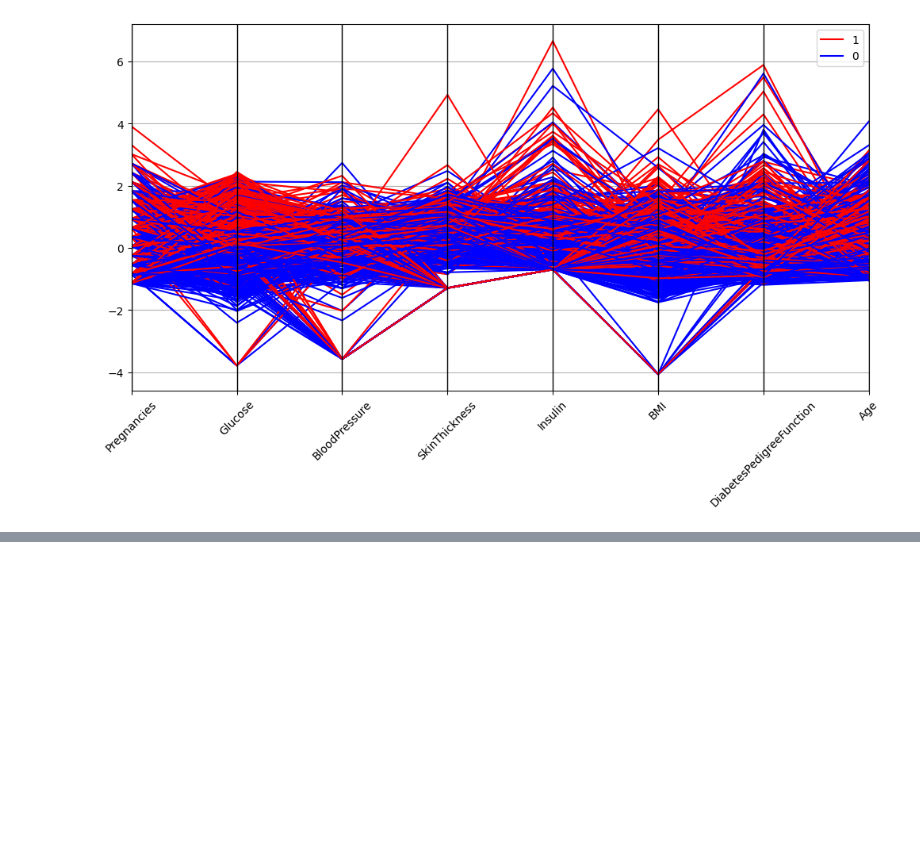
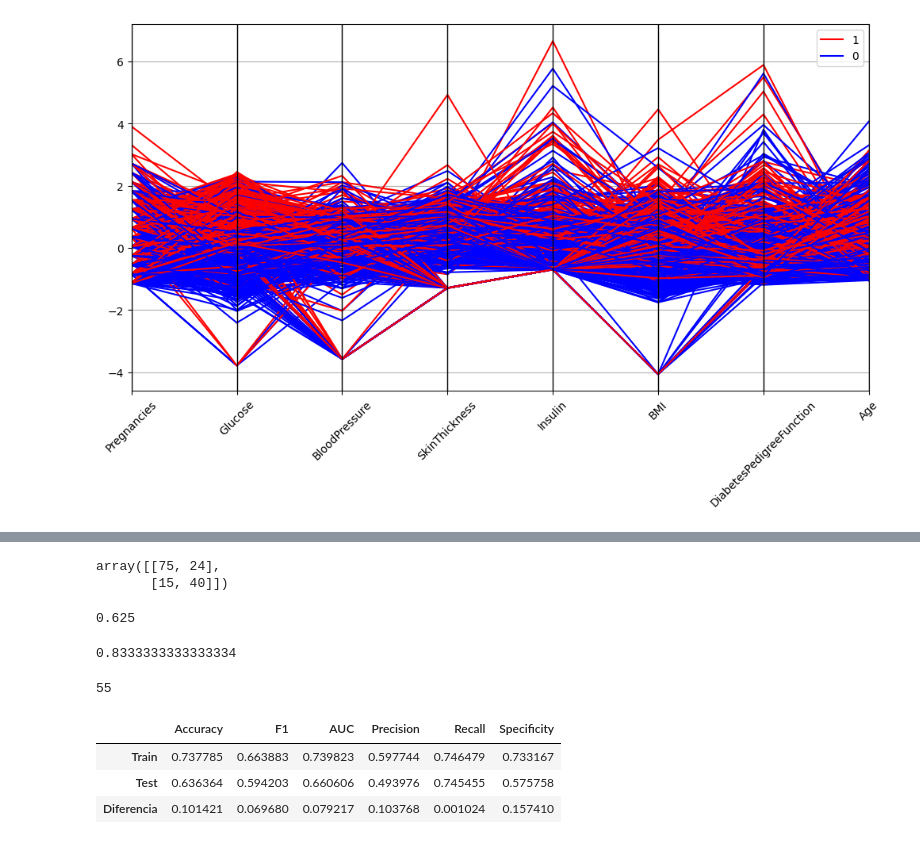
Before and after one commit to 4GeeksAcademy/arbolitos-decision, a Jupyter notebook: src/explore.ipynb, the cells around one changed output, grey strips where cells are left out. Cells and saved outputs as stored; diff of their text form; code cells hidden in the pictures; blank space fills up the shorter version.

```diff
--- a/src/explore.ipynb
+++ b/src/explore.ipynb
@@ -58,0 +120,24 @@ plt.show()
+# %%
+confusion_matrix(y_test, test_pred_complex)
+# %% [output]
+array([[75, 24],
+       [15, 40]])
+# %%
+40/64
+# %% [output]
+0.625
+# %%
+75/90
+# %% [output]
+0.8333333333333334
+# %%
+len(y_test[y_test==1])
+# %% [output]
+55
+# %%
+get_metrics(y_train, y_test, train_pred_simple, test_pred_simple)
+# %% [output]
+|  | Accuracy | F1 | AUC | Precision | Recall | Specificity |
+| Train | 0.737785 | 0.663883 | 0.739823 | 0.597744 | 0.746479 | 0.733167 |
+| Test | 0.636364 | 0.594203 | 0.660606 | 0.493976 | 0.745455 | 0.575758 |
+| Diferencia | 0.101421 | 0.069680 | 0.079217 | 0.103768 | 0.001024 | 0.157410 |
```
Also changed, not shown: parts of 11 cells of this notebook.
